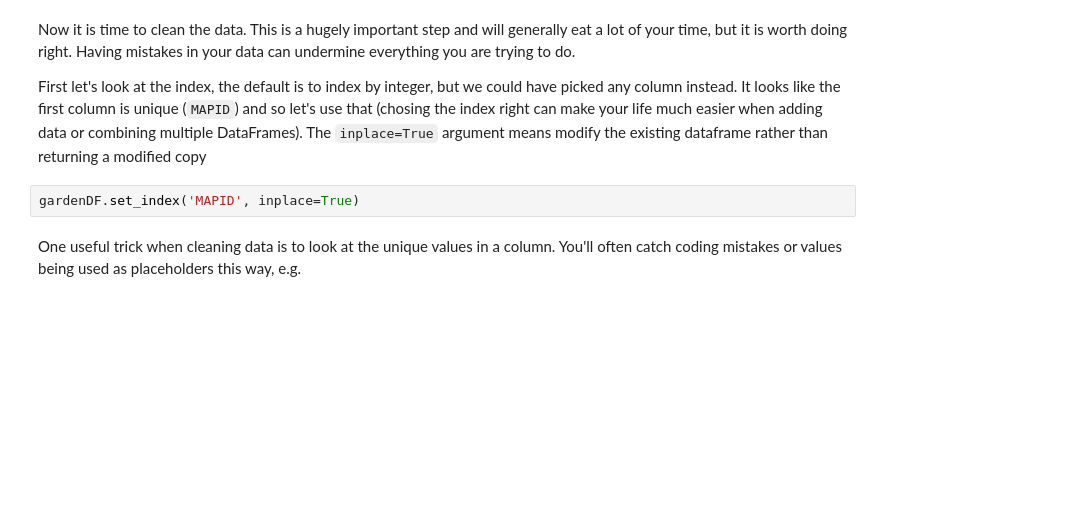
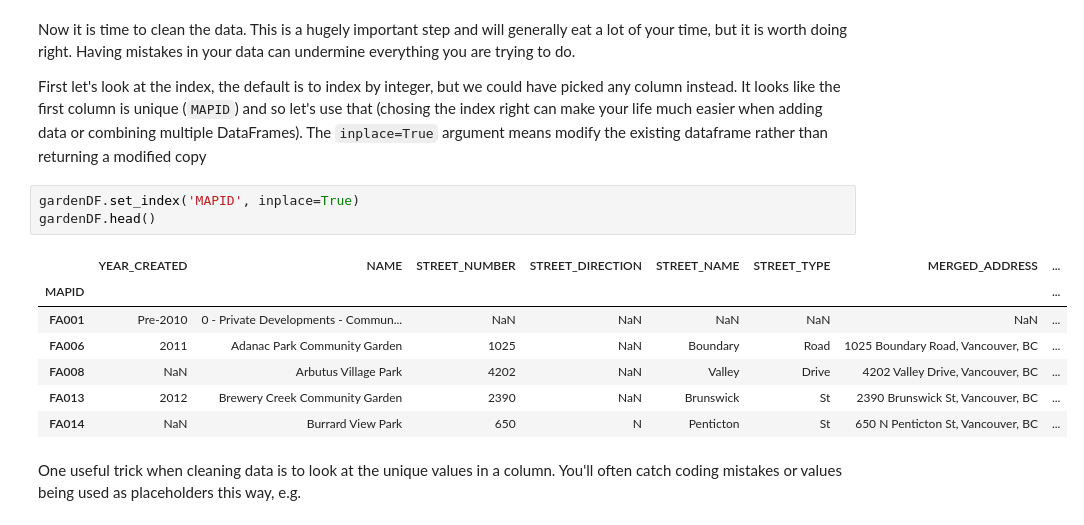
Before and after one commit to ianabc/m2pi2022, a Jupyter notebook: LectureNotes/Pandas.ipynb, the cells around one changed output. Drawn from its saved outputs; the diff is of its cells as text; blank space fills up the shorter version.

```diff
--- a/LectureNotes/Pandas.ipynb
+++ b/LectureNotes/Pandas.ipynb
@@ -282,6 +507,15 @@ Now it is time to clean the data. This is a hugely important step and will gener
 First let's look at the index, the default is to index by integer, but we could have picked any column instead. It looks like the first column is unique (`MAPID`) and so let's use that (chosing the index right can make your life much easier when adding data or combining multiple DataFrames). The `inplace=True` argument means modify the existing dataframe rather than returning a modified copy
 # %%
 gardenDF.set_index('MAPID', inplace=True)
+gardenDF.head()
+# %% [output]
+|  | YEAR_CREATED | NAME | STREET_NUMBER | STREET_DIRECTION | STREET_NAME | STREET_TYPE | MERGED_ADDRESS | ... |
+| MAPID |  |  |  |  |  |  |  | ... |
+| FA001 | Pre-2010 | 0 - Private Developments - Commun... | NaN | NaN | NaN | NaN | NaN | ... |
+| FA006 | 2011 | Adanac Park Community Garden | 1025 | NaN | Boundary | Road | 1025 Boundary Road, Vancouver, BC | ... |
+| FA008 | NaN | Arbutus Village Park | 4202 | NaN | Valley | Drive | 4202 Valley Drive, Vancouver, BC | ... |
+| FA013 | 2012 | Brewery Creek Community Garden | 2390 | NaN | Brunswick | St | 2390 Brunswick St, Vancouver, BC | ... |
+| FA014 | NaN | Burrard View Park | 650 | N | Penticton | St | 650 N Penticton St, Vancouver, BC | ... |
 # %% [markdown]
 One useful trick when cleaning data is to look at the unique values in a column. You'll often catch coding mistakes or values being used as placeholders this way, e.g.
 # %%
```
Also changed, not shown: parts of 103 cells of this notebook, 2 other files.
